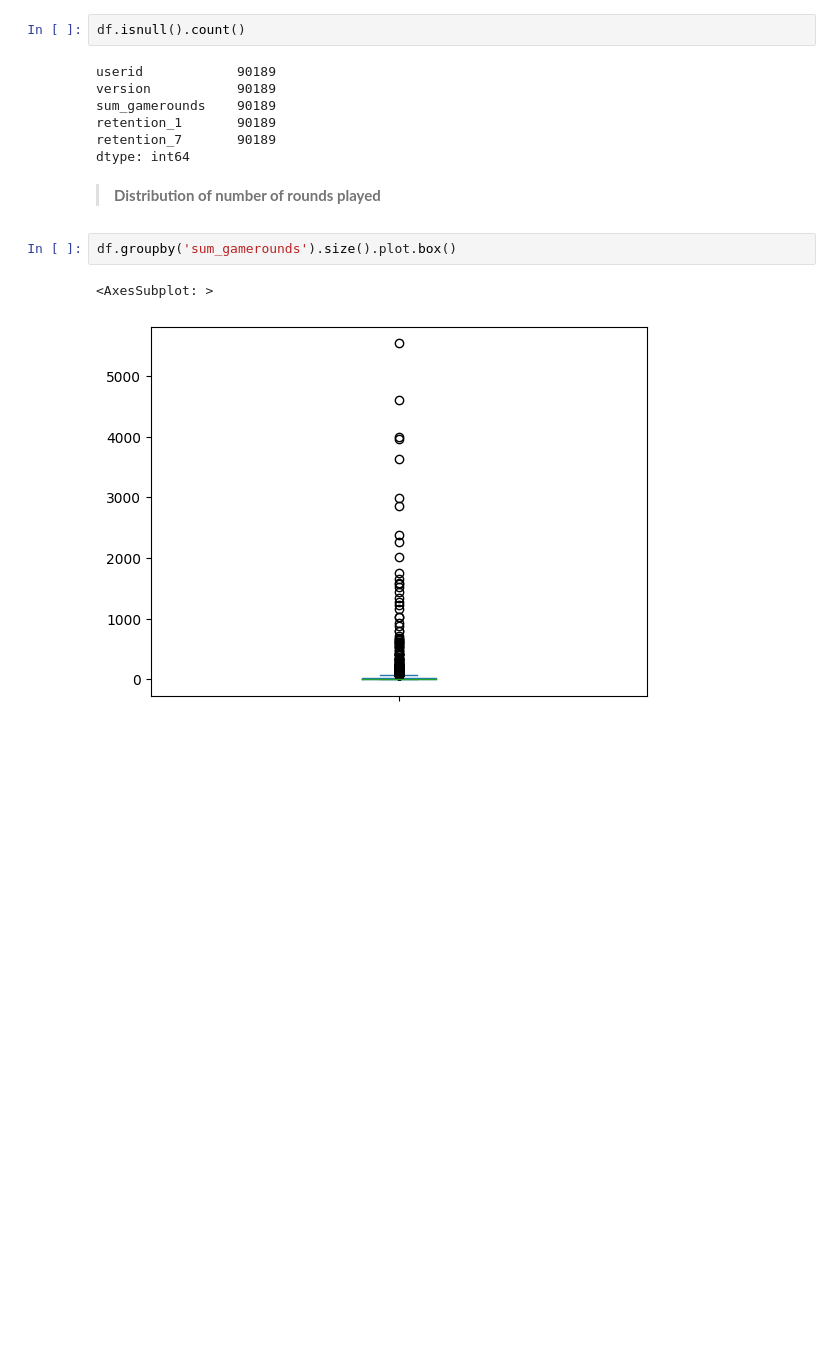
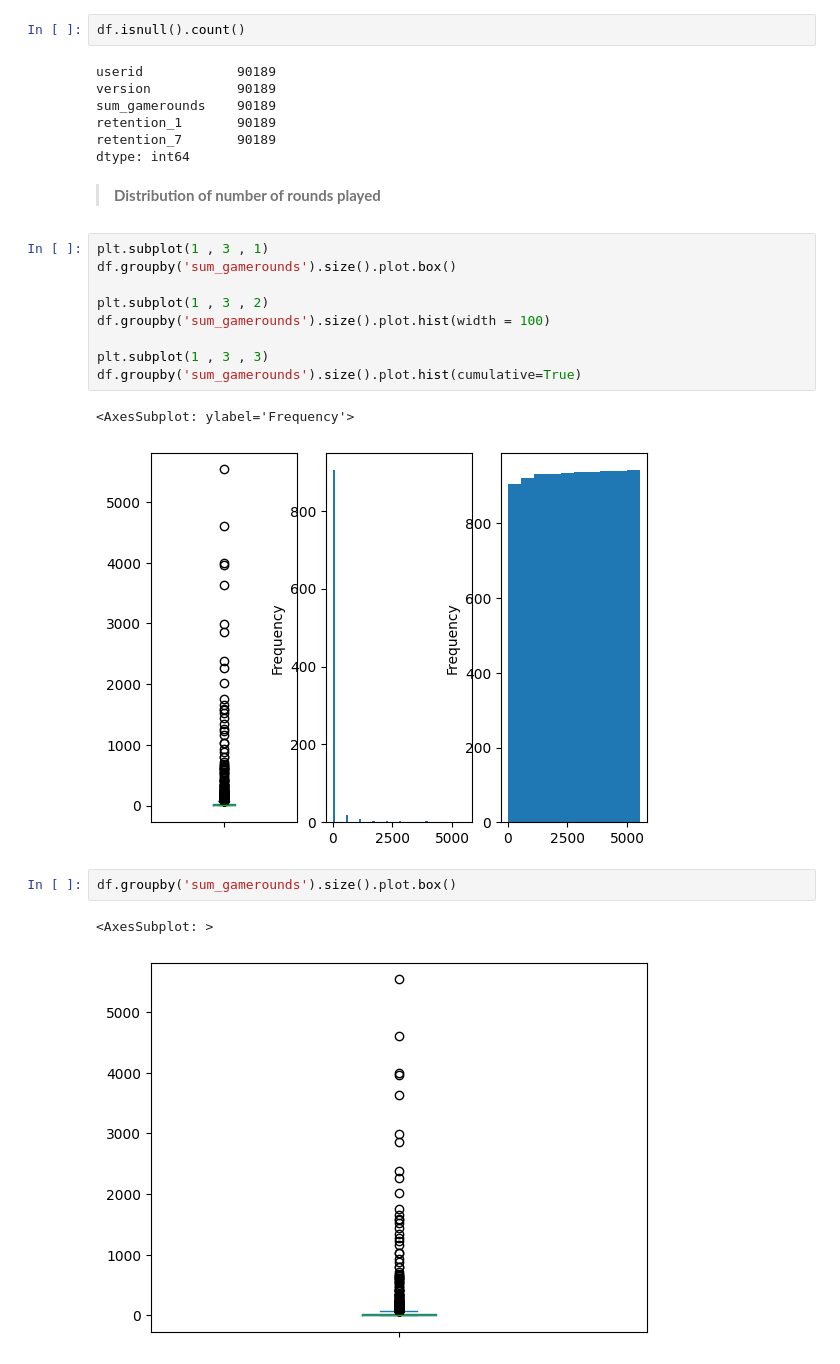
Before and after one commit to IanCEHwang/A-B-testing, a Jupyter notebook: Mobile Games AB testing_Cookie_Cats/EDA.ipynb, the cells around one changed output. Drawn from its saved outputs; the diff is of its cells as text; blank space fills up the shorter version.

```diff
--- a/Mobile Games AB testing_Cookie_Cats/EDA.ipynb
+++ b/Mobile Games AB testing_Cookie_Cats/EDA.ipynb
@@ -34,6 +37,18 @@ retention_7       90189
 dtype: int64
 # %% [markdown]
 >**Distribution of number of rounds played**
+# %%
+plt.subplot(1 , 3 , 1)
+df.groupby('sum_gamerounds').size().plot.box()
+
+plt.subplot(1 , 3 , 2)
+df.groupby('sum_gamerounds').size().plot.hist(width = 100)
+
+plt.subplot(1 , 3 , 3)
+df.groupby('sum_gamerounds').size().plot.hist(cumulative=True)
+# %% [output]
+<AxesSubplot: ylabel='Frequency'>
+[figure, added]
 # %%
 df.groupby('sum_gamerounds').size().plot.box()
 # %% [output]
```
Also changed, not shown: parts of 8 cells of this notebook.
